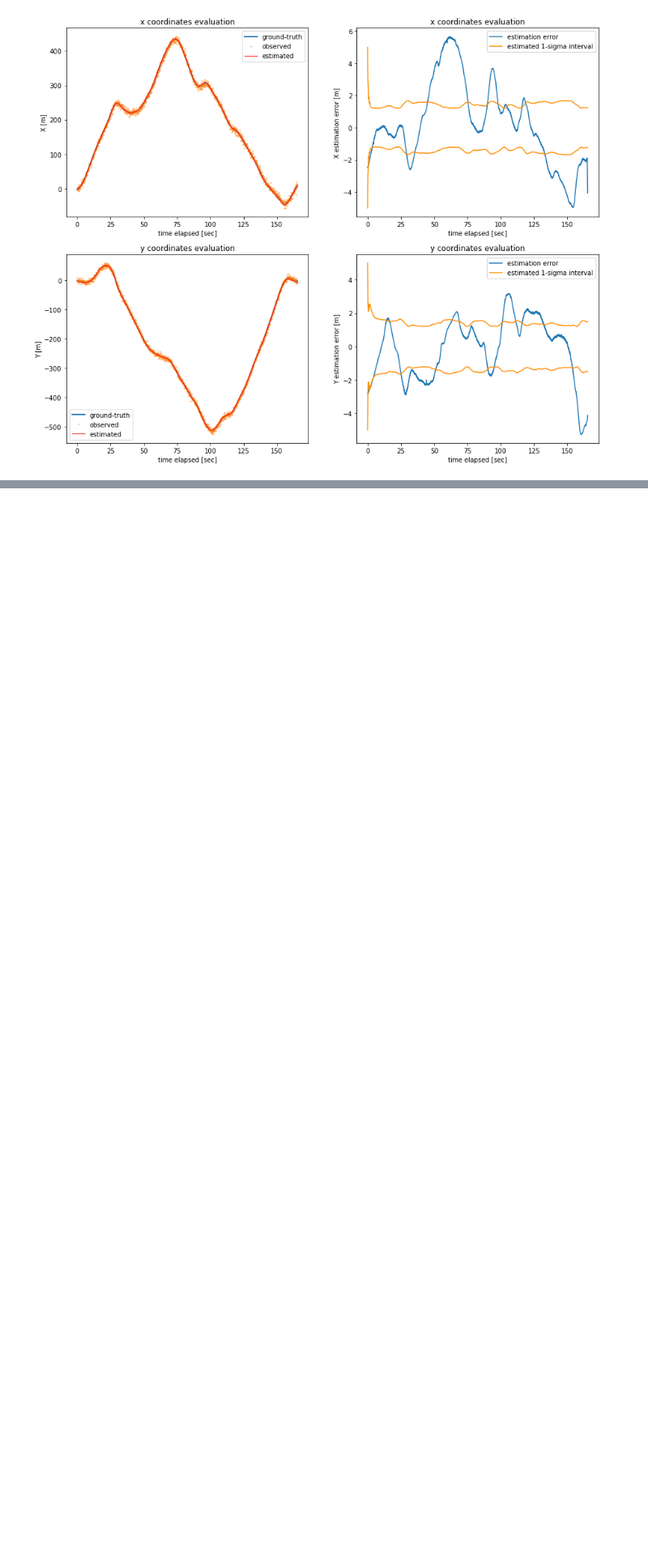
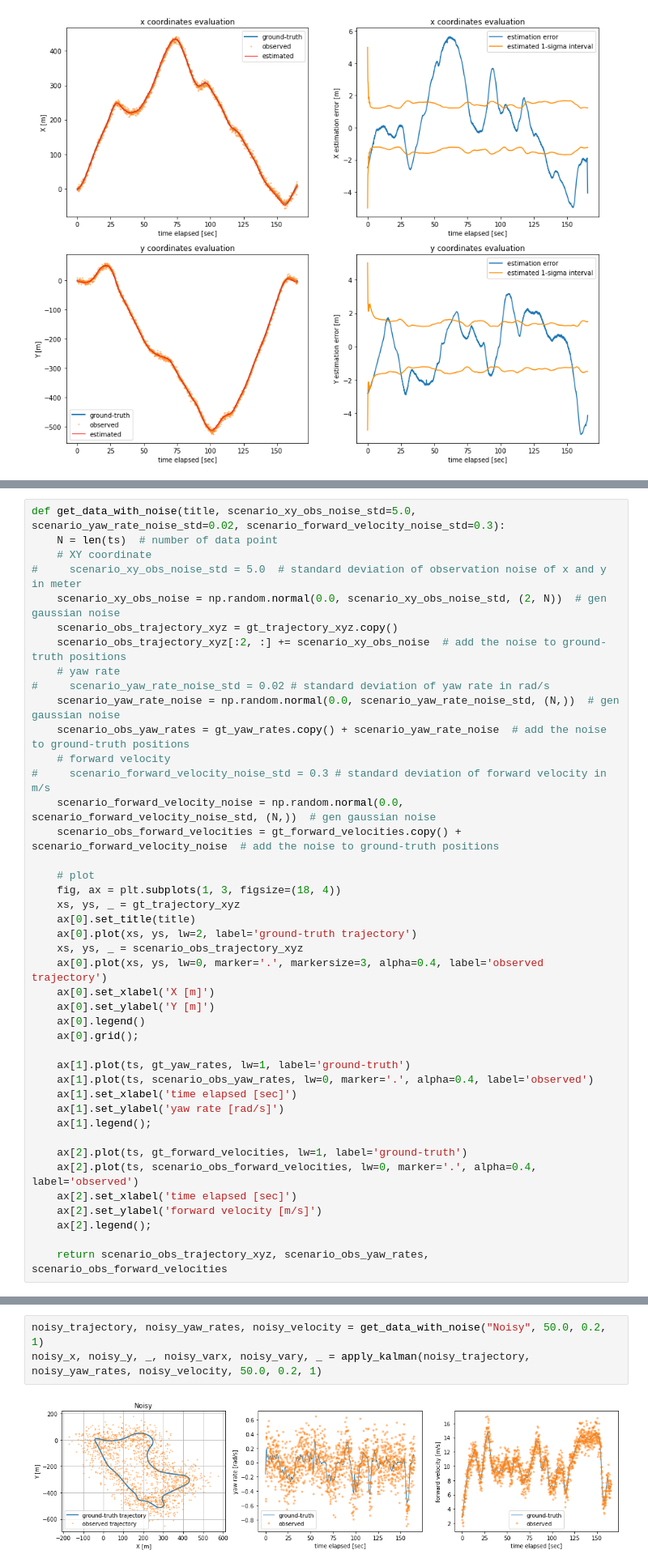
Before and after one commit to parkinkon1/kittiPub, a Jupyter notebook: Untitled.ipynb, the cells around one changed output, grey strips where cells are left out. Shown at 81% size. Drawn from its saved outputs; the diff is of its cells as text; blank space fills up the shorter version.

```diff
--- a/Untitled.ipynb
+++ b/Untitled.ipynb
@@ -1145,0 +514,42 @@ if __name__ == '__main__':
+# %%
+def get_data_with_noise(title, scenario_xy_obs_noise_std=5.0, scenario_yaw_rate_noise_std=0.02, scenario_forward_velocity_noise_std=0.3):
+    N = len(ts)  # number of data point
+    # XY coordinate
+#     scenario_xy_obs_noise_std = 5.0  # standard deviation of observation noise of x and y in meter
+    scenario_xy_obs_noise = np.random.normal(0.0, scenario_xy_obs_noise_std, (2, N))  # gen gaussian noise
+    scenario_obs_trajectory_xyz = gt_trajectory_xyz.copy()
+    scenario_obs_trajectory_xyz[:2, :] += scenario_xy_obs_noise  # add the noise to ground-truth positions
+    # yaw rate
+#     scenario_yaw_rate_noise_std = 0.02 # standard deviation of yaw rate in rad/s
+    scenario_yaw_rate_noise = np.random.normal(0.0, scenario_yaw_rate_noise_std, (N,))  # gen gaussian noise
+    scenario_obs_yaw_rates = gt_yaw_rates.copy() + scenario_yaw_rate_noise  # add the noise to ground-truth positions
+    # forward velocity
+#     scenario_forward_velocity_noise_std = 0.3 # standard deviation of forward velocity in m/s
+    scenario_forward_velocity_noise = np.random.normal(0.0, scenario_forward_velocity_noise_std, (N,))  # gen gaussian noise
+    scenario_obs_forward_velocities = gt_forward_velocities.copy() + scenario_forward_velocity_noise  # add the noise to ground-truth positions
+
+    # plot
+    fig, ax = plt.subplots(1, 3, figsize=(18, 4))
+    xs, ys, _ = gt_trajectory_xyz
+    ax[0].set_title(title)
+    ax[0].plot(xs, ys, lw=2, label='ground-truth trajectory')
+    xs, ys, _ = scenario_obs_trajectory_xyz
+    ax[0].plot(xs, ys, lw=0, marker='.', markersize=3, alpha=0.4, label='observed trajectory')
+    ax[0].set_xlabel('X [m]')
+    ax[0].set_ylabel('Y [m]')
+    ax[0].legend()
+    ax[0].grid();
+
+    ax[1].plot(ts, gt_yaw_rates, lw=1, label='ground-truth')
+    ax[1].plot(ts, scenario_obs_yaw_rates, lw=0, marker='.', alpha=0.4, label='observed')
+    ax[1].set_xlabel('time elapsed [sec]')
+    ax[1].set_ylabel('yaw rate [rad/s]')
+    ax[1].legend();
+
+    ax[2].plot(ts, gt_forward_velocities, lw=1, label='ground-truth')
+    ax[2].plot(ts, scenario_obs_forward_velocities, lw=0, marker='.', alpha=0.4, label='observed')
+    ax[2].set_xlabel('time elapsed [sec]')
+    ax[2].set_ylabel('forward velocity [m/s]')
+    ax[2].legend();
+
+    return scenario_obs_trajectory_xyz, scenario_obs_yaw_rates, scenario_obs_forward_velocities
@@ -1145,0 +637,5 @@ if __name__ == '__main__':
+# %%
+noisy_trajectory, noisy_yaw_rates, noisy_velocity = get_data_with_noise("Noisy", 50.0, 0.2, 1)
+noisy_x, noisy_y, _, noisy_varx, noisy_vary, _ = apply_kalman(noisy_trajectory, noisy_yaw_rates, noisy_velocity, 50.0, 0.2, 1)
+# %% [output]
+[figure, added]
```
Also changed, not shown: parts of 85 cells of this notebook, 9 other files.
